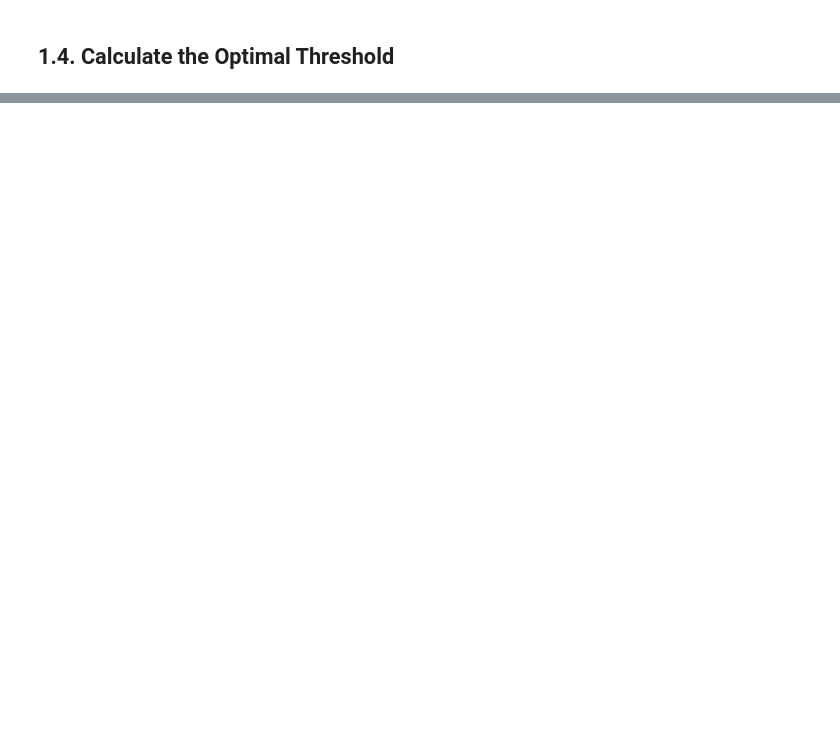
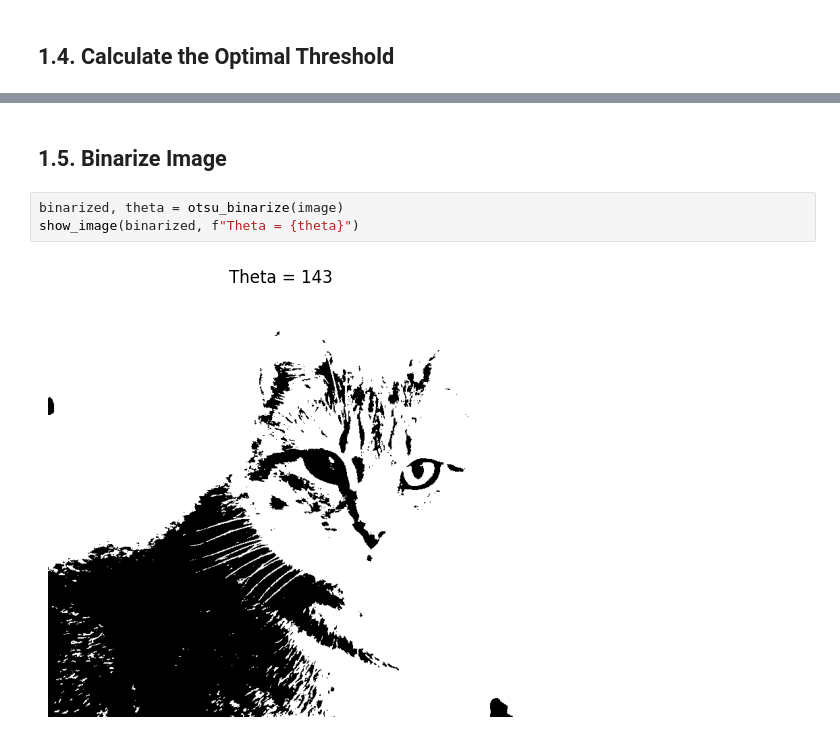
Before and after one commit to mo-karbalaee/IntroML, a Jupyter notebook: ex_1/test.ipynb, the cells around one changed output, grey strips where cells are left out. Drawn from its saved outputs; the diff is of its cells as text; blank space fills up the shorter version.

```diff
--- a/ex_1/test.ipynb
+++ b/ex_1/test.ipynb
@@ -75,0 +77,7 @@ print(optimal_threshold)
+# %% [markdown]
+## 1.5. Binarize Image
+# %%
+binarized, theta = otsu_binarize(image)
+show_image(binarized, f"Theta = {theta}")
+# %% [output]
+[figure, added]
```
Also changed, not shown: parts of 8 cells of this notebook.
